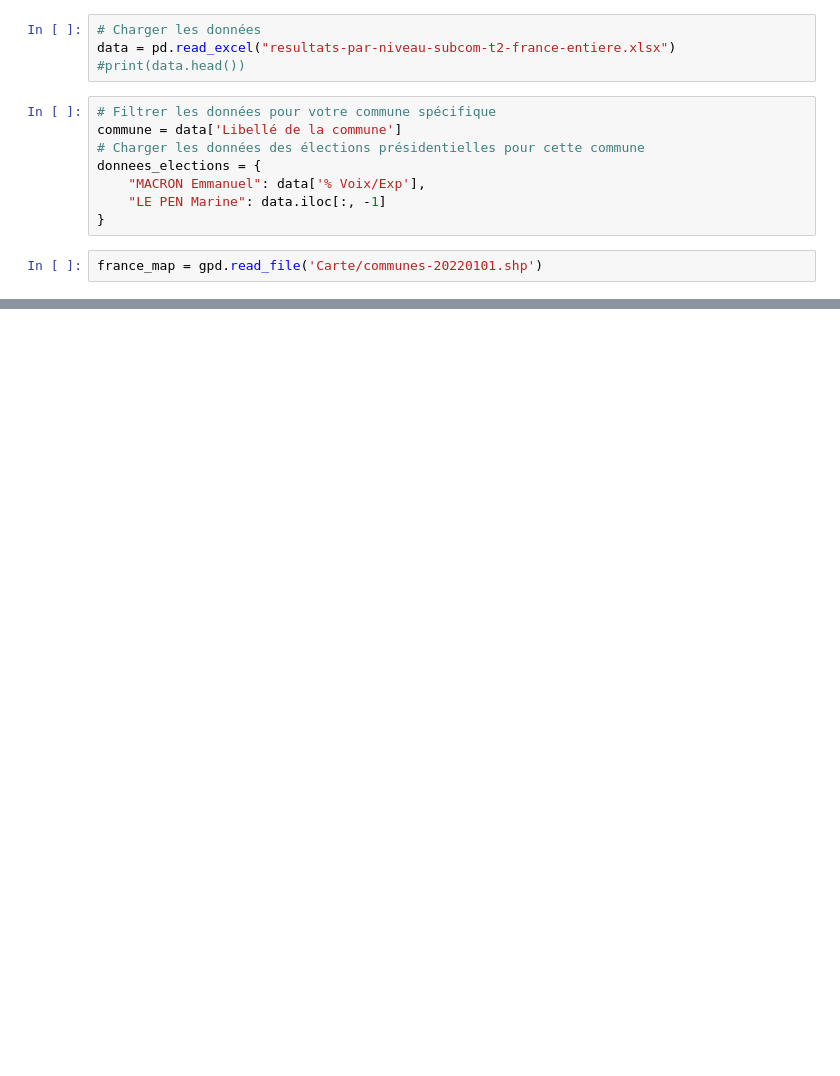
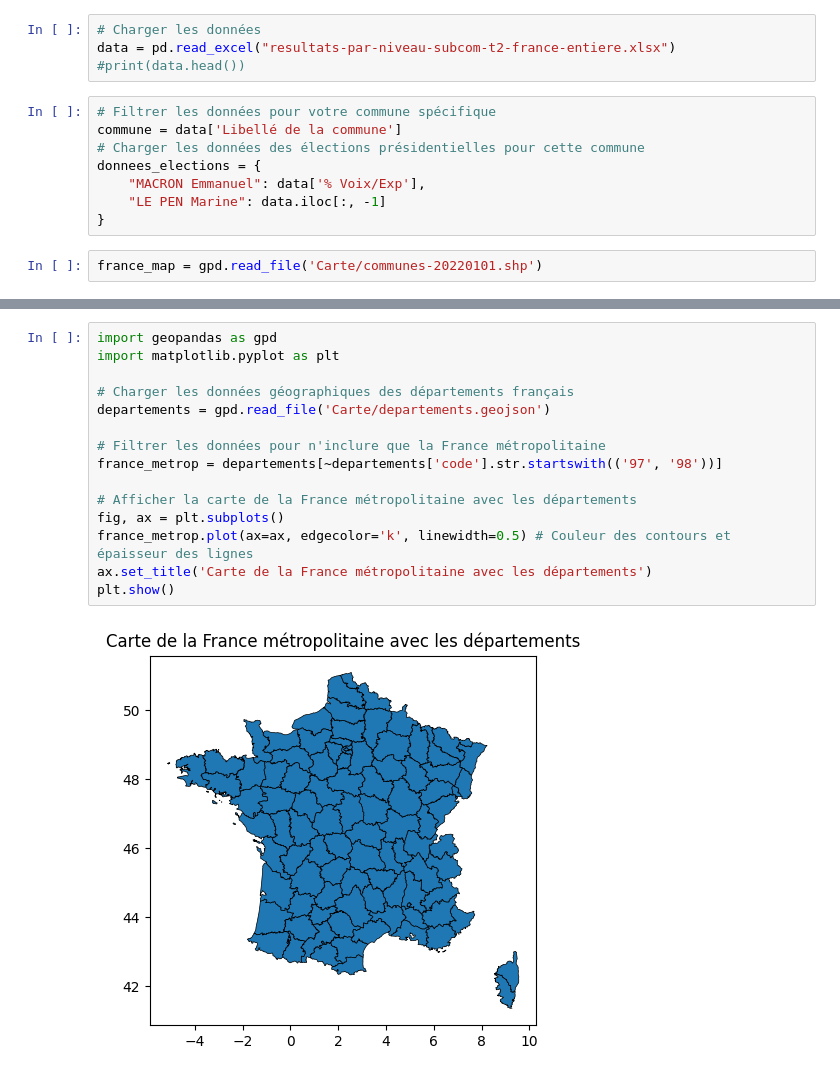
Before and after one commit to gabrielmariebrisson/MachineLearingElectionsPresidentielles, a Jupyter notebook: Main.ipynb, the cells around one changed output, grey strips where cells are left out. Saved outputs shown, nothing was run; the diff lists cells and outputs as text; blank space fills up the shorter version.

```diff
--- a/Main.ipynb
+++ b/Main.ipynb
@@ -54,0 +65,17 @@ afficherCarteDOMTOM()
+# %%
+import geopandas as gpd
+import matplotlib.pyplot as plt
+
+# Charger les données géographiques des départements français
+departements = gpd.read_file('Carte/departements.geojson')
+
+# Filtrer les données pour n'inclure que la France métropolitaine
+france_metrop = departements[~departements['code'].str.startswith(('97', '98'))]
+
+# Afficher la carte de la France métropolitaine avec les départements
+fig, ax = plt.subplots()
+france_metrop.plot(ax=ax, edgecolor='k', linewidth=0.5) # Couleur des contours et épaisseur des lignes
+ax.set_title('Carte de la France métropolitaine avec les départements')
+plt.show()
+# %% [output]
+[figure, added]
```
Also changed, not shown: parts of 11 cells of this notebook, 4 other files.
